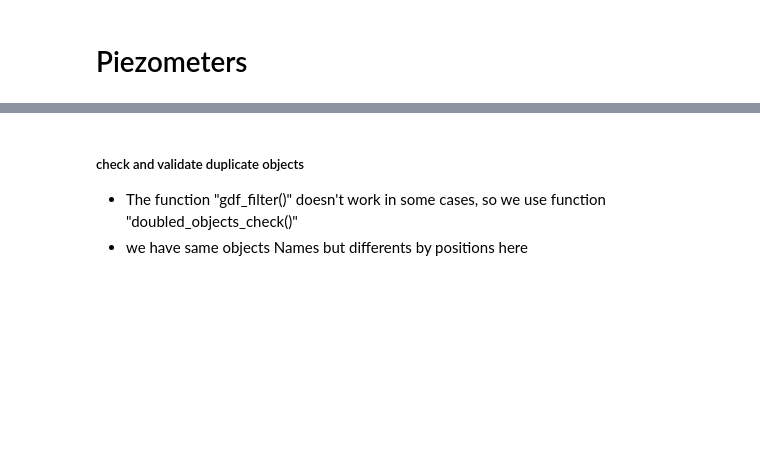
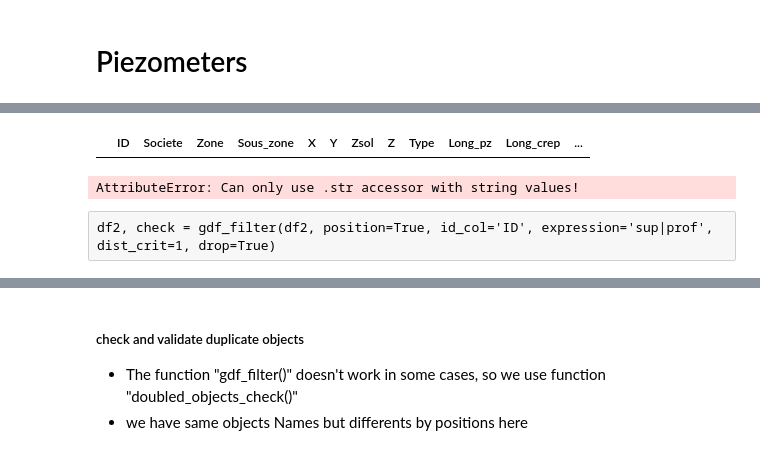
Before and after one commit to kaufmanno/GSDMA, a Jupyter notebook: playground/TFE_test/Data_gathering.ipynb, the cells around one changed output, grey strips where cells are left out. Drawn from its saved outputs; the diff is of its cells as text; code cells hidden in the pictures; blank space fills up the shorter version.

Commit message:
advances with data gathering ; adds some enhancements in gdf_filter(), gdf_merger(), data_validation() functions in io.py ; adds new function fix_duplicates() in io.py

```diff
--- a/playground/TFE_test/Data_gathering.ipynb
+++ b/playground/TFE_test/Data_gathering.ipynb
@@ -363,0 +527,5 @@ dataset_overview(files_dict[key])
+# %%
+a, b = 9, 7
+file1= files_dict[key][a]
+file2= files_dict[key][b]
+print(files_dict[key][a].replace(work_dir,""),'||', files_dict[key][b].replace(work_dir,""))
@@ -363,0 +550,12 @@ dataset_overview(files_dict[key])
+# %%
+df2.ID = df2.ID.astype(str)
+# %%
+df2.query('ID != ID')
+# %% [output]
+|  | ID | Societe | Zone | Sous_zone | X | Y | Zsol | Z | Type | Long_pz | Long_crep | ... |
+# %%
+df2, check = gdf_filter(df1, position=True, id_col='ID', expression='sup|prof', dist_crit=1, drop=True, drop_old_id=True)
+# %% [output]
+AttributeError: Can only use .str accessor with string values!
+# %% [raw]
+df2, check = gdf_filter(df2, position=True, id_col='ID', expression='sup|prof', dist_crit=1, drop=True)
```
Also changed, not shown: parts of 216 cells of this notebook, 2 other files.
